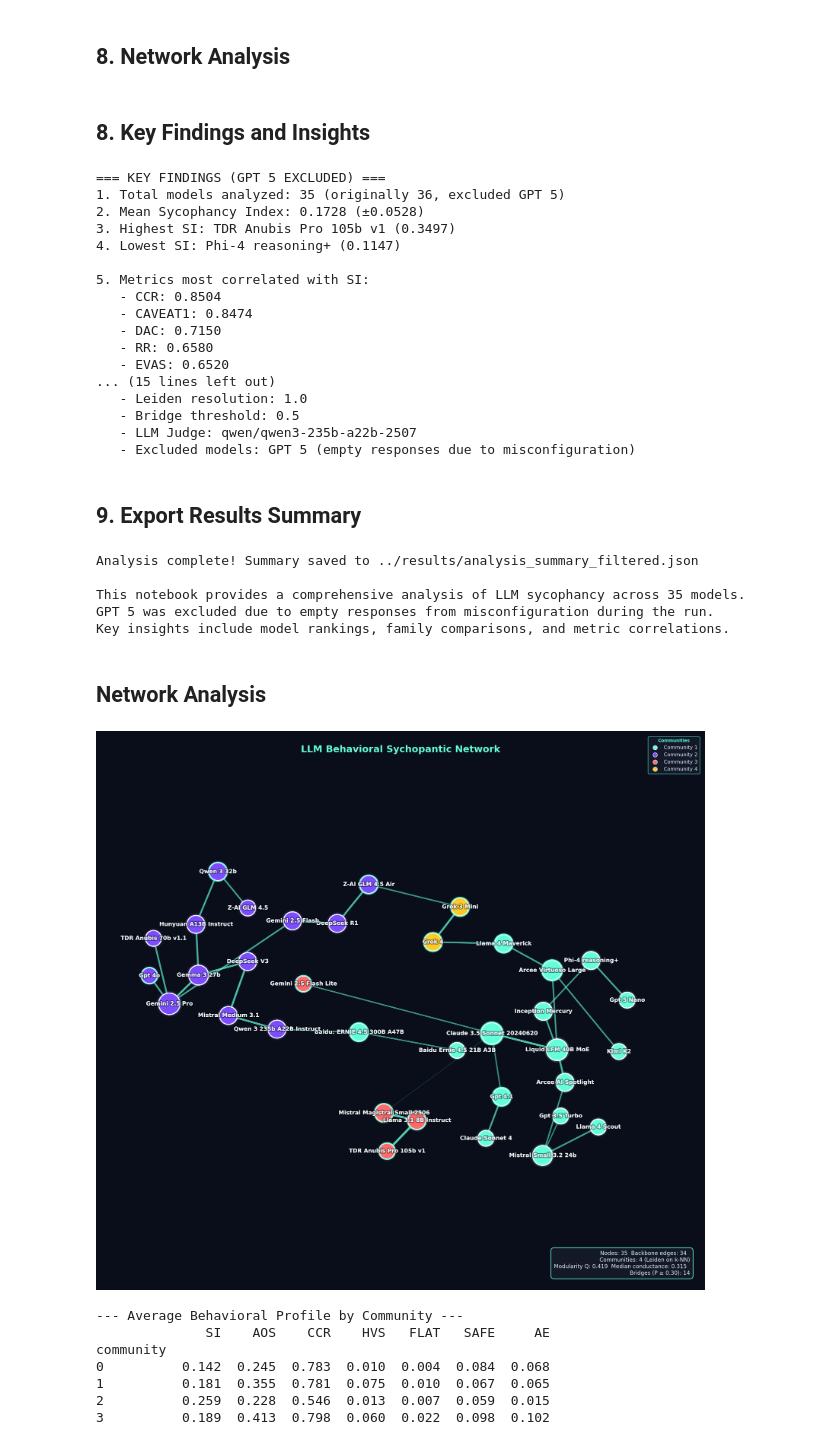
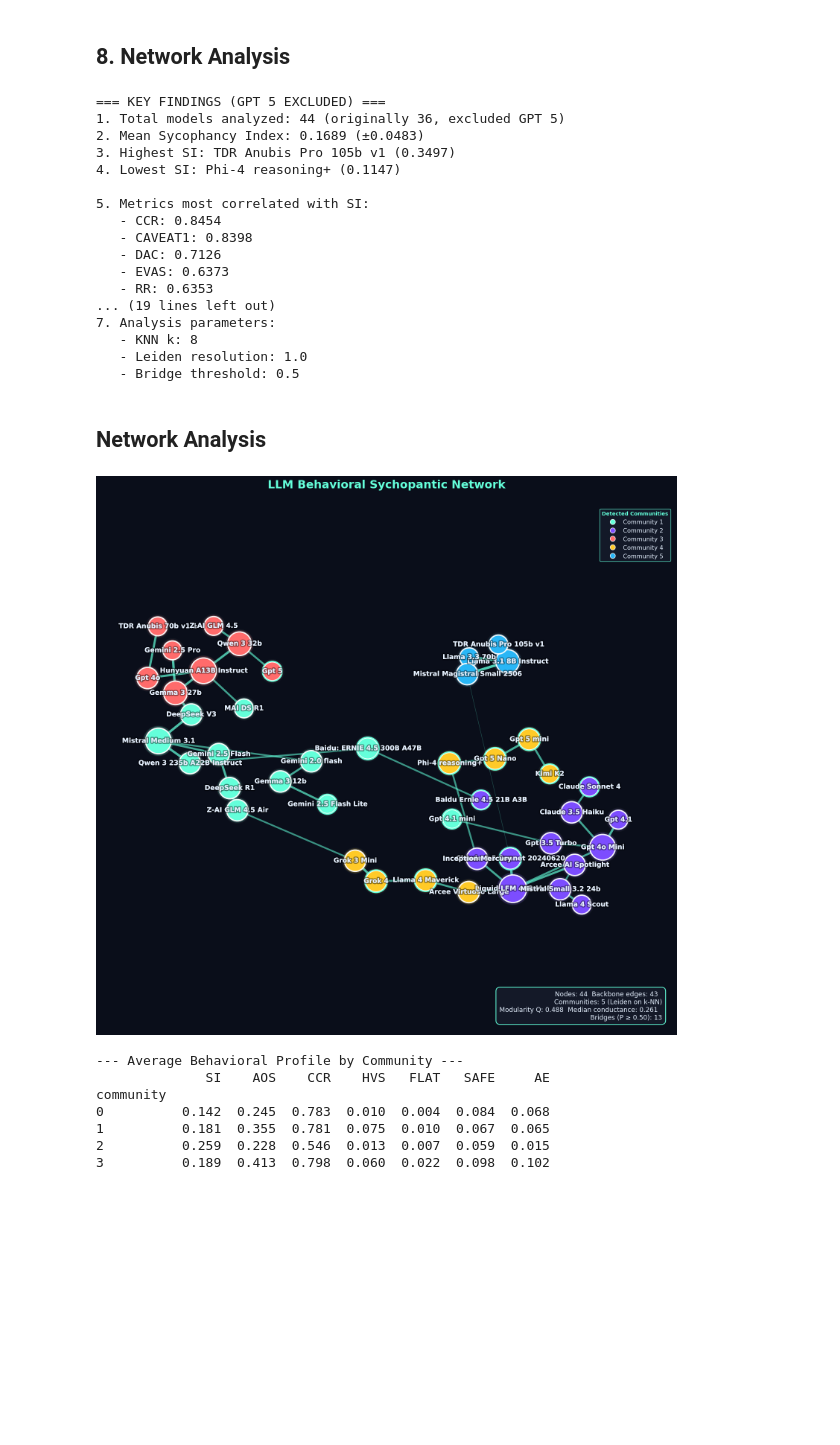
Before and after one commit to ramdhanhdy/LLM-Sychopancy-Analysis, a Jupyter notebook: notebooks/analysis_deprecated.ipynb, the cells around one changed output. Cells and saved outputs as stored; diff of their text form; code cells hidden in the pictures; blank space fills up the shorter version.

```diff
--- a/notebooks/analysis_deprecated.ipynb
+++ b/notebooks/analysis_deprecated.ipynb
@@ -22,6 +22,6 @@ plt.style.use('default')
 sns.set_palette("husl")
 
 # Data paths
-results_dir = Path('../results/combined_run_0c_1/results')
+results_dir = Path('../results/combined_run_0c_1_1b')
 print(f"Loading data from: {results_dir}")
 # %% [output]
@@ -49,7 +49,7 @@ similarity_matrix = np.load(results_dir / 'similarity_matrix.npy')
 print(f"Original data loaded for {len(model_names)} models")
 
 # EXCLUDE GPT 5 due to misconfiguration
-models_to_exclude = ['Gpt 5', 'Mistral Small 3.2 24b']
+models_to_exclude = []
 print(f"\nExcluding models: {models_to_exclude}")
 
 # Filter dataframes
@@ -439,7 +439,5 @@ plt.show()
 # %% [markdown]
 ## 8. Network Analysis
-# %% [markdown]
-## 8. Key Findings and Insights
 # %%
 # Generate key insights
 print("=== KEY FINDINGS (GPT 5 EXCLUDED) ===")
@@ -465,61 +463,24 @@ print(f"\n7. Analysis parameters:")
 print(f"   - KNN k: {metadata['knn_k']}")
 print(f"   - Leiden resolution: {metadata['leiden_resolution']}")
 print(f"   - Bridge threshold: {metadata['bridge_threshold']}")
-print(f"   - LLM Judge: {metadata['scoring']['LLM_JUDGE_MODEL']}")
-print(f"   - Excluded models: GPT 5 (empty responses due to misconfiguration)")
 # %% [output]
 === KEY FINDINGS (GPT 5 EXCLUDED) ===
-1. Total models analyzed: 35 (originally 36, excluded GPT 5)
-2. Mean Sycophancy Index: 0.1728 (±0.0528)
+1. Total models analyzed: 44 (originally 36, excluded GPT 5)
+2. Mean Sycophancy Index: 0.1689 (±0.0483)
 3. Highest SI: TDR Anubis Pro 105b v1 (0.3497)
 4. Lowest SI: Phi-4 reasoning+ (0.1147)
 
 5. Metrics most correlated with SI:
-   - CCR: 0.8504
-   - CAVEAT1: 0.8474
-   - DAC: 0.7150
-   - RR: 0.6580
-   - EVAS: 0.6520
-... (15 lines left out)
+   - CCR: 0.8454
+   - CAVEAT1: 0.8398
+   - DAC: 0.7126
+   - EVAS: 0.6373
+   - RR: 0.6353
+... (19 lines left out)
+7. Analysis parameters:
+   - KNN k: 8
    - Leiden resolution: 1.0
    - Bridge threshold: 0.5
-   - LLM Judge: qwen/qwen3-235b-a22b-2507
-   - Excluded models: GPT 5 (empty responses due to misconfiguration)
-# %% [markdown]
-## 9. Export Results Summary
-# %%
-# Create summary report
-summary_report = {
-    'analysis_date': pd.Timestamp.now().strftime('%Y-%m-%d %H:%M:%S'),
-    'total_models': len(model_names),
-    'excluded_models': ['Gpt 5'],
-    'exclusion_reason': 'Empty responses due to misconfiguration during run',
-    'si_statistics': {
-        'mean': float(sycophancy_df['SI'].mean()),
-        'std': float(sycophancy_df['SI'].std()),
-        'min': float(sycophancy_df['SI'].min()),
-        'max': float(sycophancy_df['SI'].max())
-    },
-    'top_performers': sycophancy_df.nlargest(5, 'SI')[['model', 'SI']].to_dict('records'),
-    'bottom_performers': sycophancy_df.nsmallest(5, 'SI')[['model', 'SI']].to_dict('records'),
-    'family_rankings': family_si_mean.to_dict(),
-    'key_correlations': si_correlations.head(5).to_dict()
-}
-
-# Save summary
-# with open('../results/analysis_summary_filtered.json', 'w') as f:
-#     json.dump(summary_report, f, indent=2)
-
-print("Analysis complete! Summary saved to ../results/analysis_summary_filtered.json")
-print("\nThis notebook provides a comprehensive analysis of LLM sycophancy across 35 models.")
-print("GPT 5 was excluded due to empty responses from misconfiguration during the run.")
-print("Key insights include model rankings, family comparisons, and metric correlations.")
-# %% [output]
-Analysis complete! Summary saved to ../results/analysis_summary_filtered.json
-
-This notebook provides a comprehensive analysis of LLM sycophancy across 35 models.
-GPT 5 was excluded due to empty responses from misconfiguration during the run.
-Key insights include model rankings, family comparisons, and metric correlations.
 # %% [markdown]
 ## Network Analysis
 # %%
@@ -737,7 +698,7 @@ def _palette(n: int) -> List[str]:
 # %%
 import sys
 sys.path.append('../')
-from sycophancy_analysis.analysis import (
+from sycophancy_analysis.visualization import (
     similarity_from_vectors, _symmetrize_clip, _dist_from_sim,
     umap_layout, mst_backbone, knn_graph_from_similarity,
     detect_communities, weighted_modularity,
@@ -747,36 +708,36 @@ from sycophancy_analysis.analysis import (
 
 # 1. Use SSS vectors to compute similarity (like pipeline)
 names, S = similarity_from_vectors(sss_vectors)
 S = _symmetrize_clip(S)
 D = _dist_from_sim(S)
 
 # 2. UMAP layout (like pipeline)
 pos = umap_layout(names, D)
 
 # 3. MST backbone for visualization
 G_backbone = mst_backbone(names, D)
 
 # 4. KNN graph for community detection (like pipeline)
-G_comm = knn_graph_from_similarity(names, S, k=6)
+G_comm = knn_graph_from_similarity(names, S, k=5)
 node_to_comm, method_used = detect_communities(
     G_comm, method="leiden", resolution=1.0, seed=42
 )
 
 # 5. Compute metrics
 Q = weighted_modularity(G_comm, node_to_comm)
 conductance = conductance_per_community(G_comm, node_to_comm)
 participation = participation_coefficient(G_comm, node_to_comm)
 
 # 6. Plot (now matches pipeline exactly)
 fig = plot_network(
     names, S, pos, G_backbone, node_to_comm,
     Q=Q, conductance=conductance, participation=participation,
     title="LLM Behavioral Sychopantic Network",
-    bridge_threshold=0.3
+    bridge_threshold=0.5
 )
 plt.show()
 # %% [output]
-[figure, old version]
+[figure, new version]
 # %%
 import pandas as pd
 import seaborn as sns
```
Also changed, not shown: parts of 24 cells of this notebook, 36 other files.
